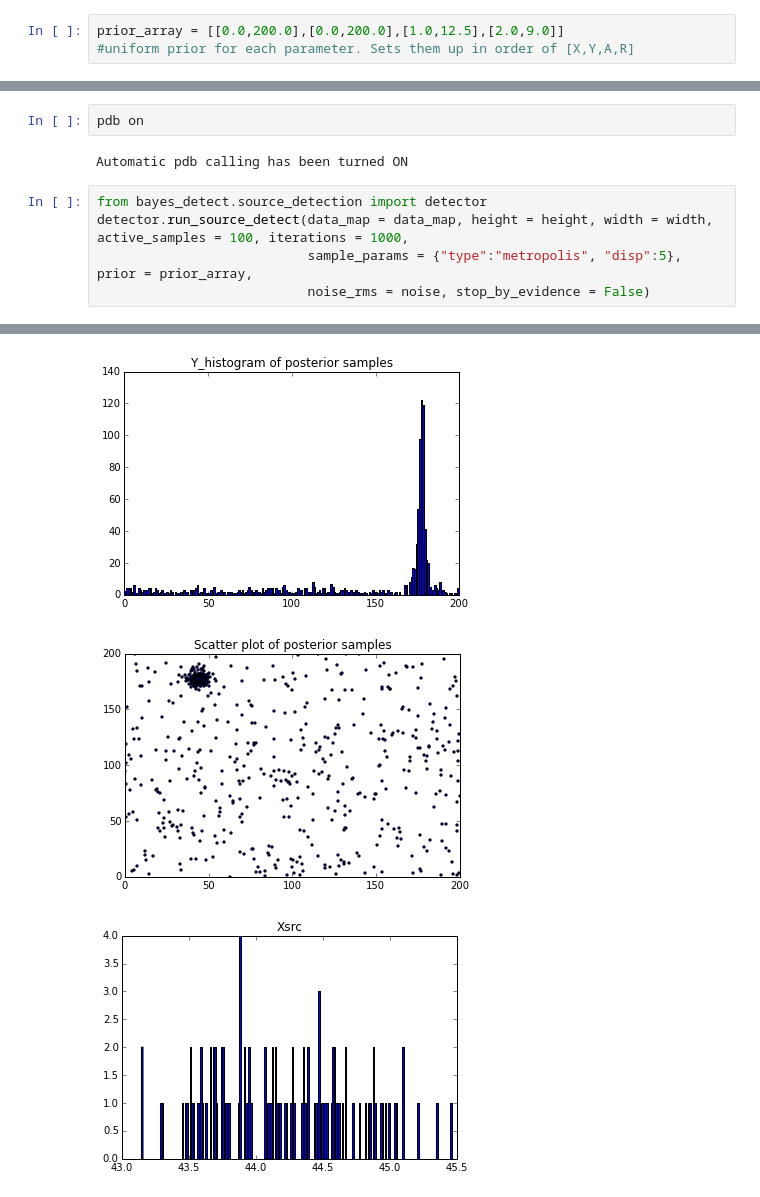
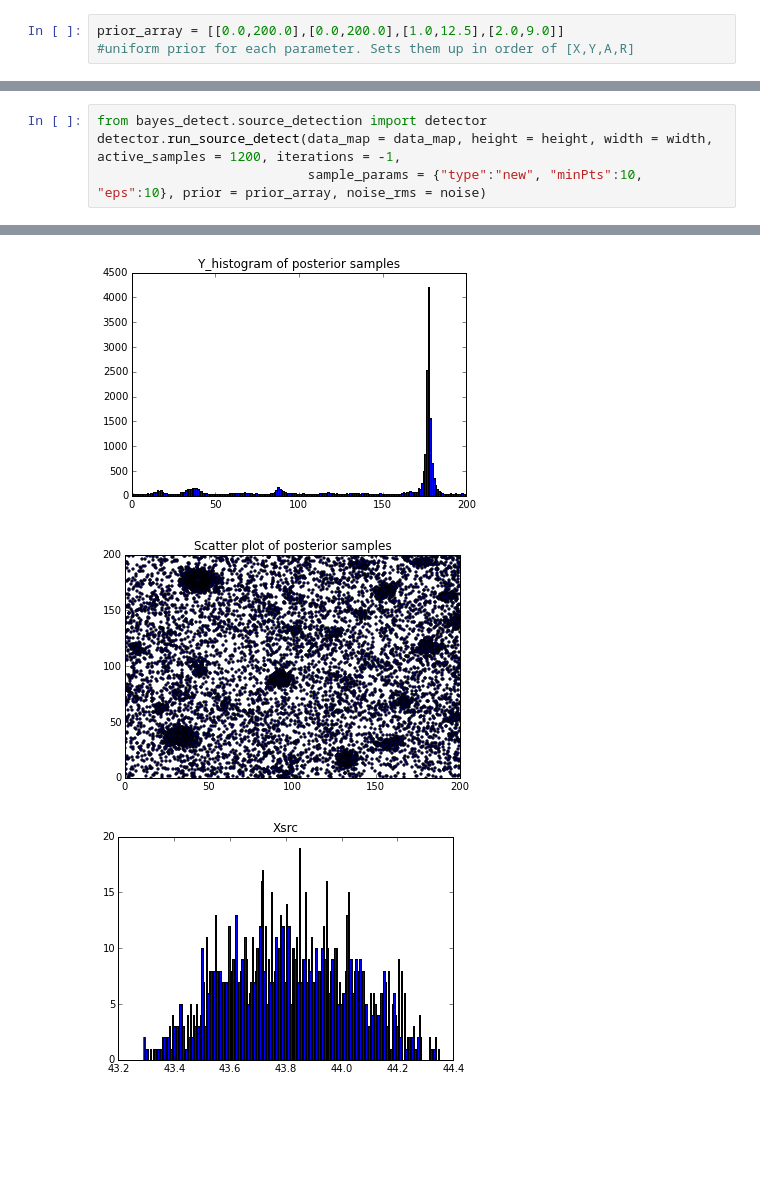
Before and after one commit to rzlee/bayes-detect, a Jupyter notebook: demo.ipynb, the cells around one changed output, grey strips where cells are left out. Drawn from its saved outputs; the diff is of its cells as text; blank space fills up the shorter version.

Commit message:
Revert "Refactor of samplers code"

```diff
--- a/demo.ipynb
+++ b/demo.ipynb
@@ -63,10 +56,5 @@ Parameters:
-# %%
-pdb on
-# %% [output]
-Automatic pdb calling has been turned ON
 # %%
 from bayes_detect.source_detection import detector
-detector.run_source_detect(data_map = data_map, height = height, width = width, active_samples = 100, iterations = 1000,
-                           sample_params = {"type":"metropolis", "disp":5}, prior = prior_array,
-                           noise_rms = noise, stop_by_evidence = False)
+detector.run_source_detect(data_map = data_map, height = height, width = width, active_samples = 1200, iterations = -1,
+                           sample_params = {"type":"new", "minPts":10, "eps":10}, prior = prior_array, noise_rms = noise)
 # %% [output]
@@ -89,3 +79,3 @@ likelihood calculations: 10600
-[figure, old version]
+[figure, new version]
-[figure, old version]
+[figure, new version]
-[figure, old version]
+[figure, new version]
```
Also changed, not shown: parts of 4 cells of this notebook, 6 other files.
